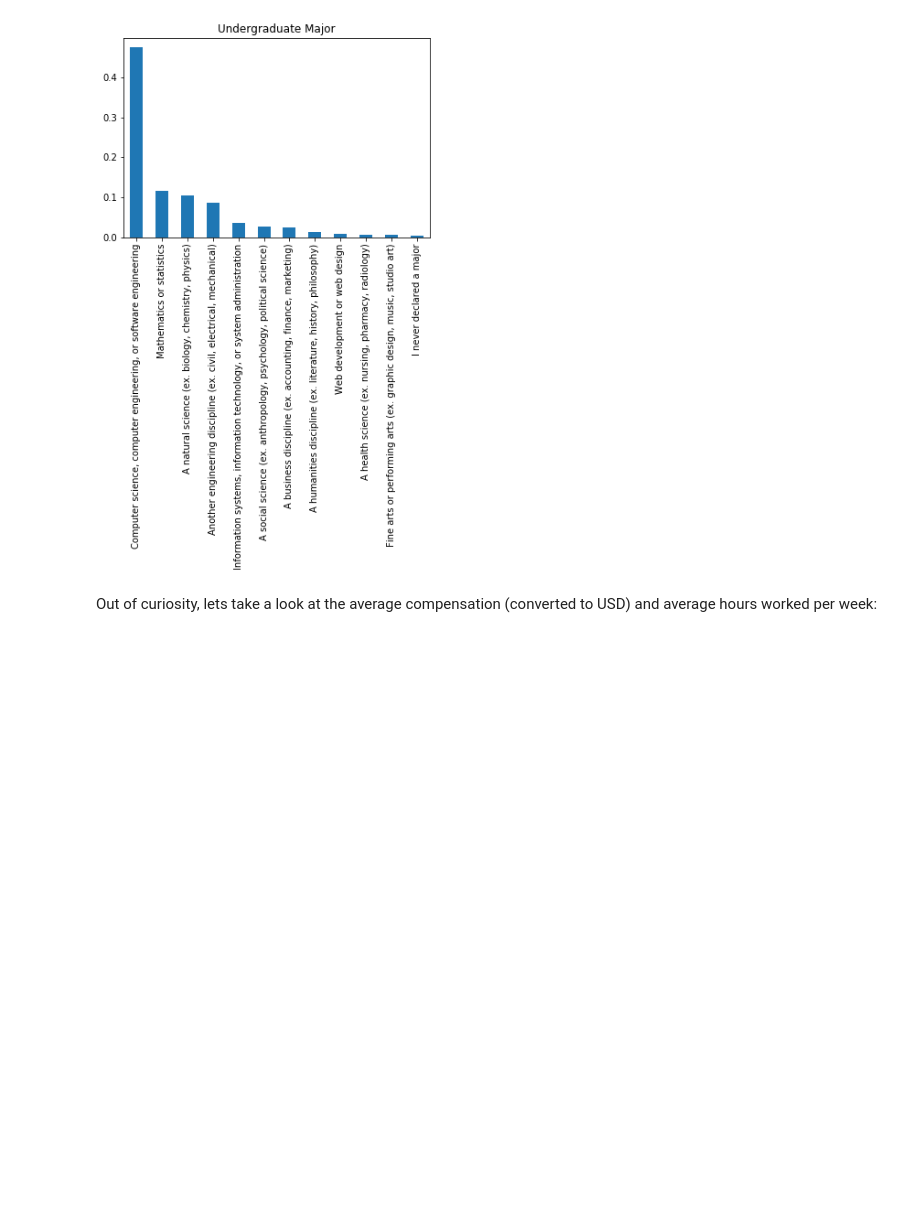
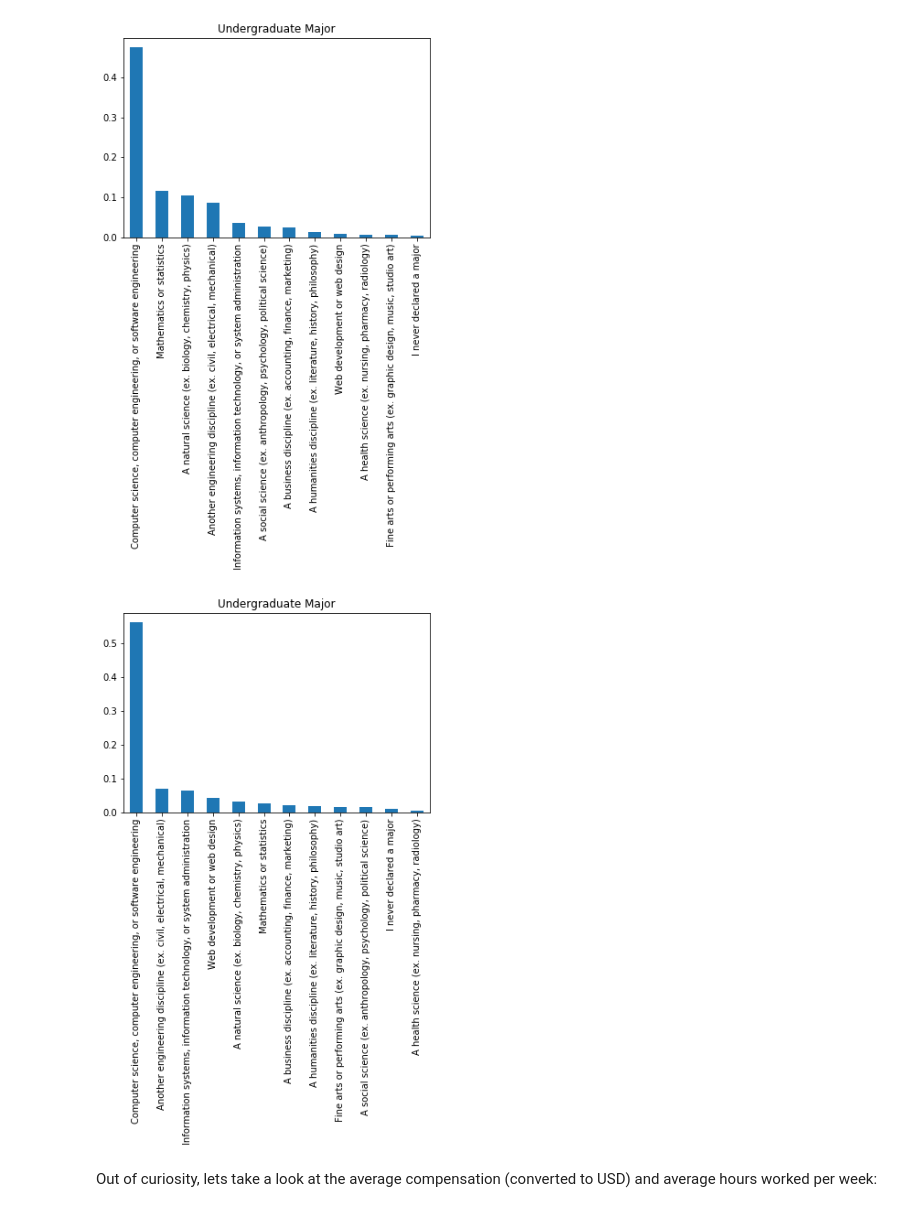
Before and after one commit to lilleboe/stackoverflow_research, a Jupyter notebook: research.ipynb, the cells around one changed output. Saved outputs shown, nothing was run; the diff lists cells and outputs as text; code cells hidden in the pictures; blank space fills up the shorter version.

```diff
--- a/research.ipynb
+++ b/research.ipynb
@@ -85,6 +99,12 @@ chart_values = df.UndergradMajor.value_counts()
 plt.title("Undergraduate Major");
 # %% [output]
 [figure]
+# %%
+chart_values = df_origin.UndergradMajor.value_counts()
+(chart_values/df_origin.shape[0]).plot(kind="bar");
+plt.title("Undergraduate Major");
+# %% [output]
+[figure, added]
 # %% [markdown]
 Out of curiosity, lets take a look at the average compensation (converted to USD) and average hours worked per week:
 # %%
```
Also changed, not shown: parts of 25 cells of this notebook.
